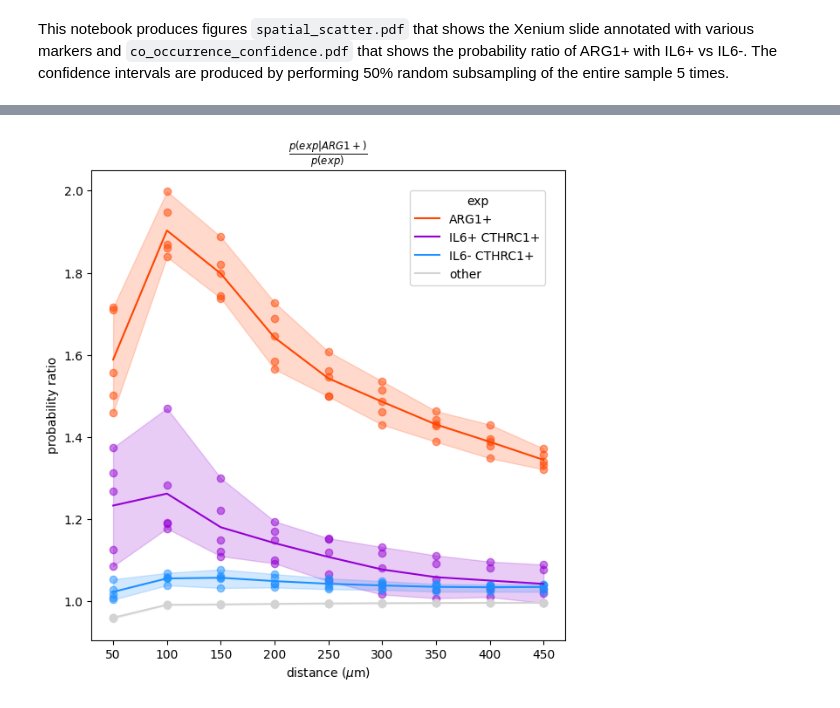
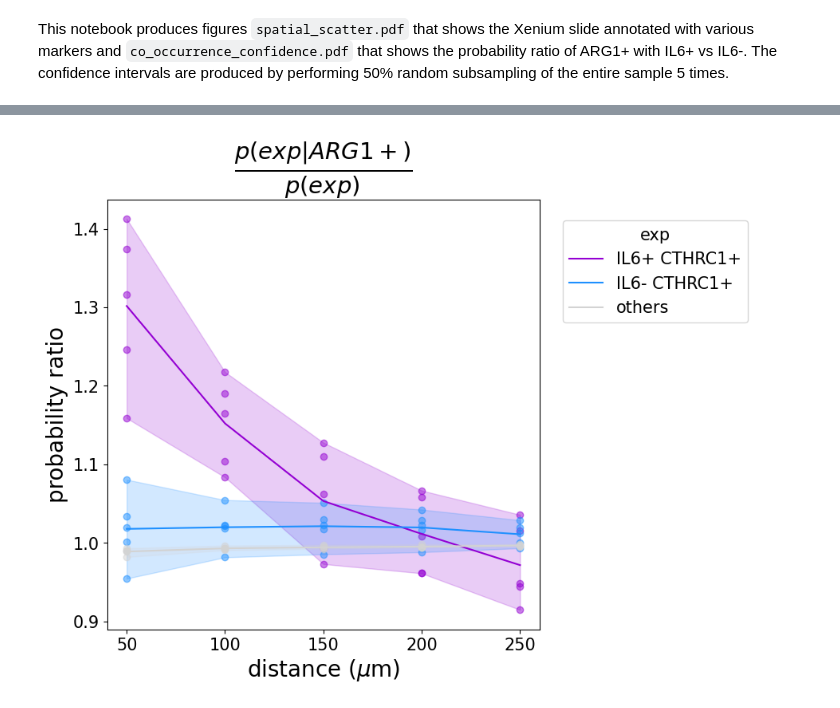
Before and after one commit to DPLemonade/proximity_analysis, a Jupyter notebook: xenium_analysis/xenium_analysis.ipynb, the cells around one changed output, grey strips where cells are left out. Cells and saved outputs as stored; diff of their text form; code cells hidden in the pictures.

Commit message:
Updated files to compute co-occurrence probability ratio for manuscript figure

```diff
--- a/xenium_analysis/xenium_analysis.ipynb
+++ b/xenium_analysis/xenium_analysis.ipynb
@@ -241,9 +145,10 @@ array([[1.5883874 , 1.9030205 , 1.7980111 , 1.6419325 , 1.5426849 ,
 # %%
-interval_arr = np.arange(0, 500, 50)
+interval_arr = np.arange(0, 300, 50)
+# %%
+categories = ['ARG1+', 'IL6+ CTHRC1+', 'IL6- CTHRC1+', 'others']
 # %%
 occ_dfs = []
 for i in range(5):
-    categories = adata.obs['markers'].cat.categories
     out = occ_arr[i]
     cluster_key = 'markers'
     interval = interval_arr[1:]
@@ -251,7 +156,6 @@ for i in range(5):
     df["distance"] = np.tile(interval, len(categories))
     occ_dfs.append(df)
 # %%
-categories = adata.obs['markers'].cat.categories
 out = avg_occ_arr
 cluster_key = 'markers'
 interval = interval_arr[1:]
@@ -325,27 +229,33 @@ min_df
 # %%
 colors = ['orangered', 'darkviolet', 'dodgerblue', 'lightgray']
 fig, ax = plt.subplots(figsize=(7, 7))
 for marker, color in zip(categories, colors):
+
+    if marker == 'ARG1+':
+        continue
     # Plot average co_occurrence
     filtered_avg_df = avg_df[avg_df['markers'] == marker]
     ax.plot(filtered_avg_df['distance'], filtered_avg_df['probability'], color=color, label=marker)
 
     # Plot all co_occurrence samples
     for i in range(5):
         filtered_occ_df = occ_dfs[i][occ_dfs[i]['markers'] == marker]
         ax.scatter(filtered_occ_df['distance'], filtered_occ_df['probability'], color=color, alpha=0.5)
 
     # Plot min and max intervals
     filtered_max_df = max_df[max_df['markers'] == marker]
     filtered_min_df = min_df[min_df['markers'] == marker]
     ax.fill_between(filtered_max_df['distance'], filtered_min_df['probability'], filtered_max_df['probability'], color=color, alpha=0.2)
 
-ax.set_xlabel(r'distance ($\mu$m)')
-ax.set_ylabel('probability ratio')
-ax.set_title(rf"$\frac{{p(exp|ARG1+)}}{{p(exp)}}$")
-ax.legend(loc='upper right', bbox_to_anchor=(0.97, 0.97), title='exp')
+ax.set_xlabel(r'distance ($\mu$m)', fontsize=20)
+ax.set_ylabel('probability ratio', fontsize=20)
+ax.set_title(rf"$\frac{{p(exp|ARG1+)}}{{p(exp)}}$", fontsize=30)
+ax.set_xticks(np.arange(50, 300, 50), filtered_avg_df['distance'])
+ax.tick_params(labelsize=15)
+legend = ax.legend(loc='upper right', bbox_to_anchor=(1.5, 0.97), title='exp', fontsize=15)
+plt.setp(legend.get_title(), fontsize=15)
 
 fig.show()
 fig.savefig(f'{figures_dir}/co_occurrence_confidence.pdf', bbox_inches='tight')
 # %% [output]
-[figure, old version]
+[figure, new version]
```
Also changed, not shown: parts of 29 cells of this notebook, 7 other files.
